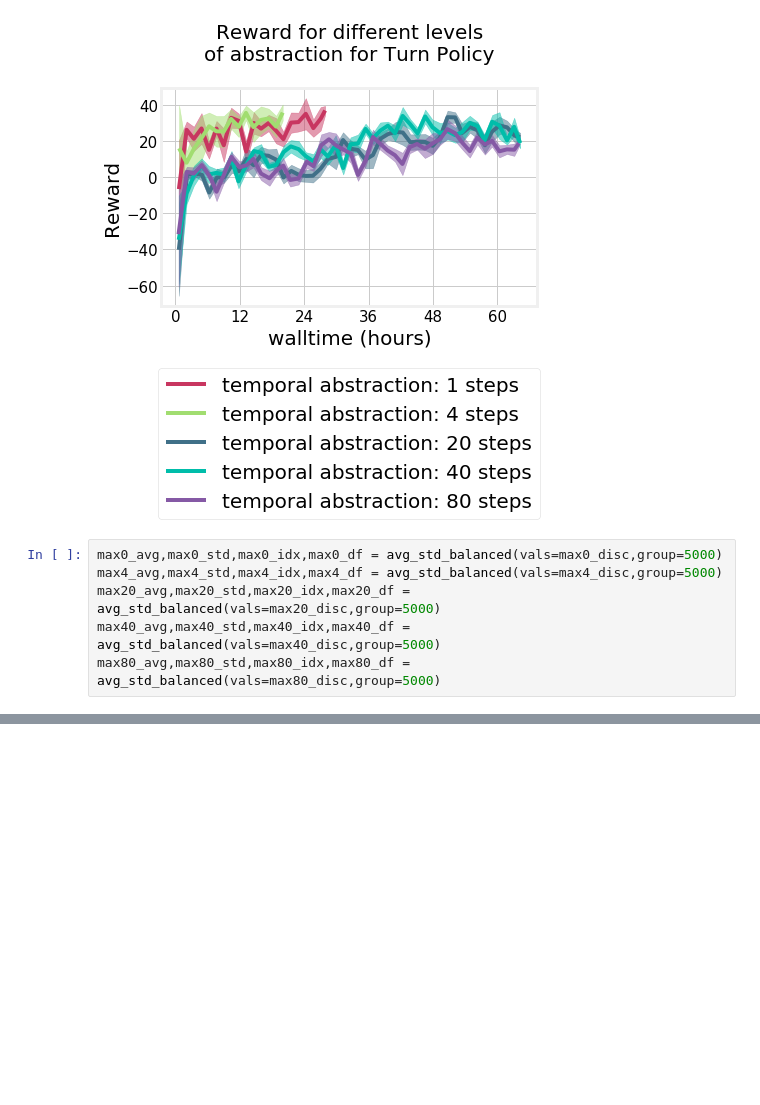
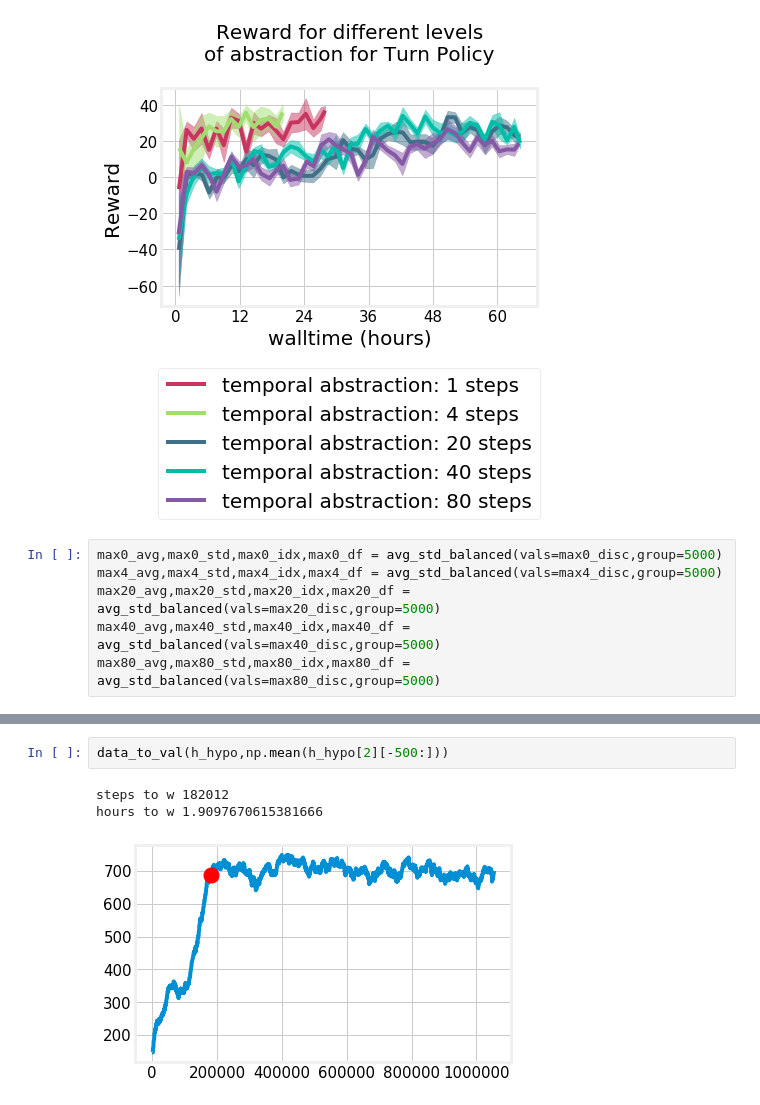
Before and after one commit to NotAnyMike/HRL, a Jupyter notebook: notebooks/Plots.ipynb, the cells around one changed output, grey strips where cells are left out. Cells and saved outputs as stored; diff of their text form; blank space fills up the shorter version.

```diff
--- a/notebooks/Plots.ipynb
+++ b/notebooks/Plots.ipynb
@@ -1071,0 +1095,6 @@ plt.savefig("plots/temporal_abstractions_discounted.pdf",bbox_inches="tight", pa
+# %%
+data_to_val(h_hypo,np.mean(h_hypo[2][-500:]))
+# %% [output]
+steps to w 182012
+hours to w 1.9097670615381666
+[figure, added]
```
Also changed, not shown: parts of 7 cells of this notebook, 4 other files.
